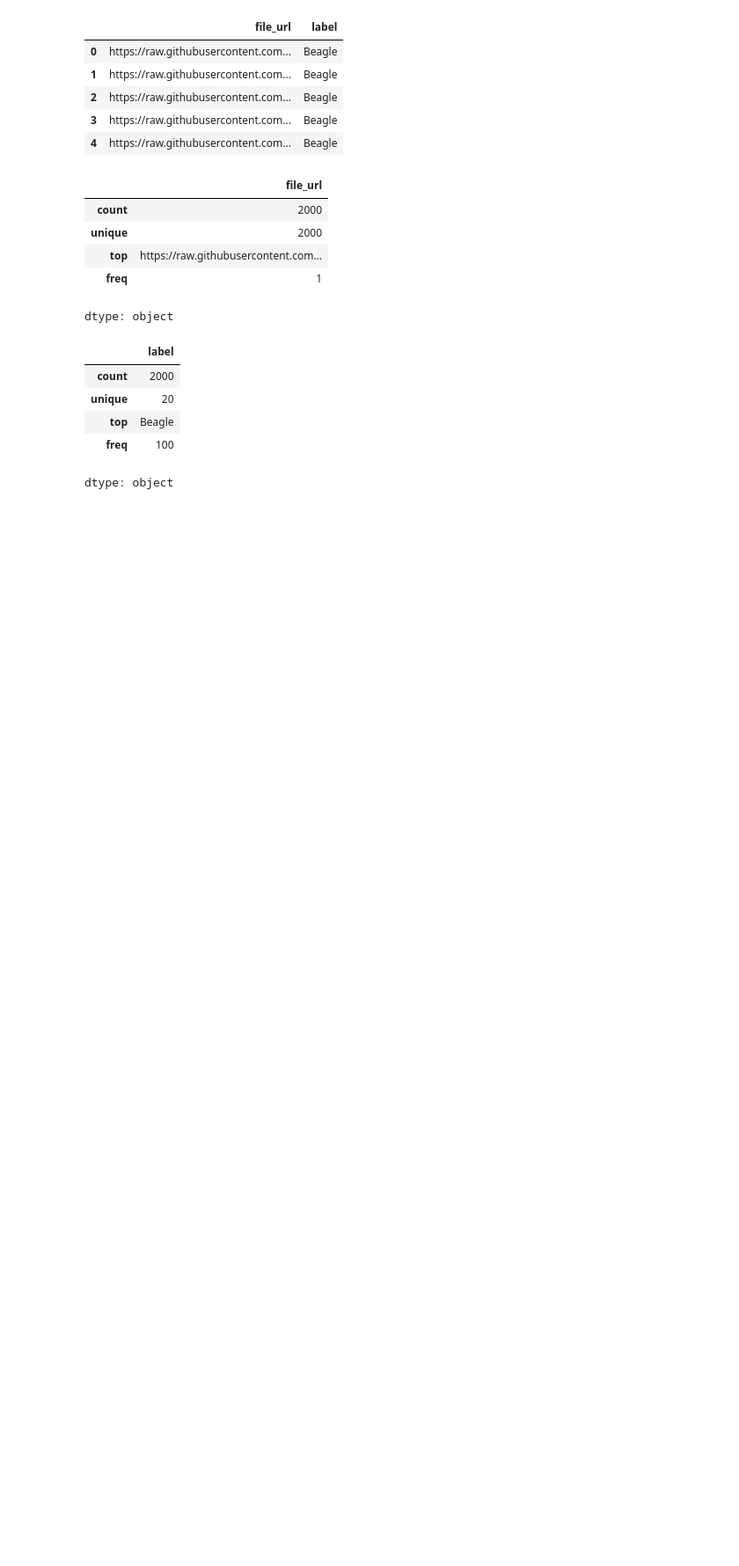
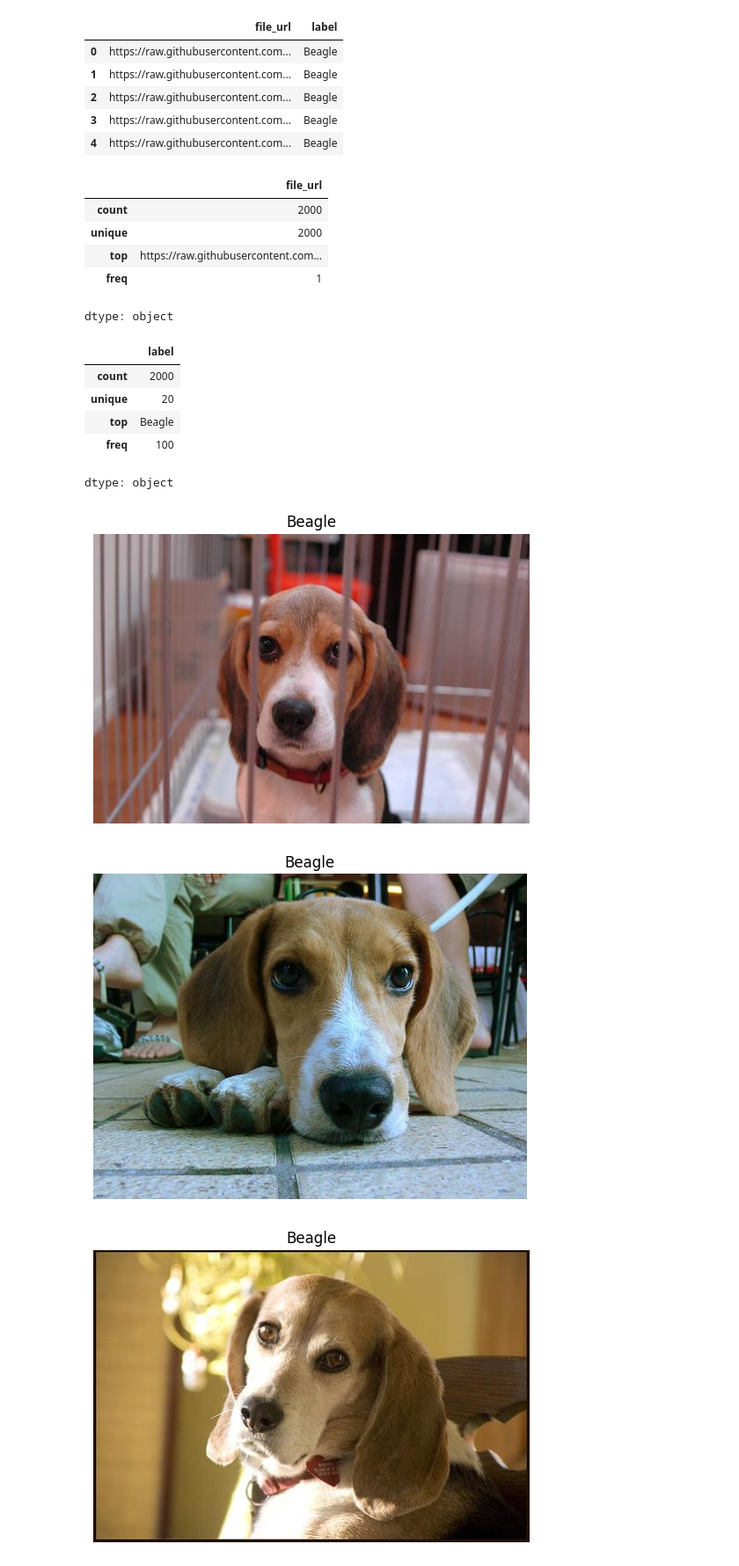
Before and after one commit to Sabrina-Hendricks/DS4002-Group13-Project3, a Jupyter notebook: Scripts/DataAppendix.ipynb, the cells around one changed output. Shown at 88% size. Drawn from its saved outputs; the diff is of its cells as text; code cells hidden in the pictures; blank space fills up the shorter version.

```diff
--- a/Scripts/DataAppendix.ipynb
+++ b/Scripts/DataAppendix.ipynb
@@ -57,3 +57,25 @@ df['label'].describe()
 | top | Beagle |
 | freq | 100 |
 dtype: object
+# %%
+from PIL import Image
+import requests
+from io import BytesIO
+import matplotlib.pyplot as plt
+
+# Function to fetch and display an image from a URL
+def fetch_image(url):
+    response = requests.get(url)
+    img = Image.open(BytesIO(response.content))
+    return img
+
+for i in range(3):  # Display first 3 images as an example
+    img = fetch_image(df['file_url'].iloc[i])
+    plt.imshow(img)
+    plt.title(df['label'].iloc[i])
+    plt.axis('off')
+    plt.show()
+# %% [output]
+[figure, added]
+[figure, added]
+[figure, added]
```
Also changed, not shown: parts of 3 cells of this notebook.
